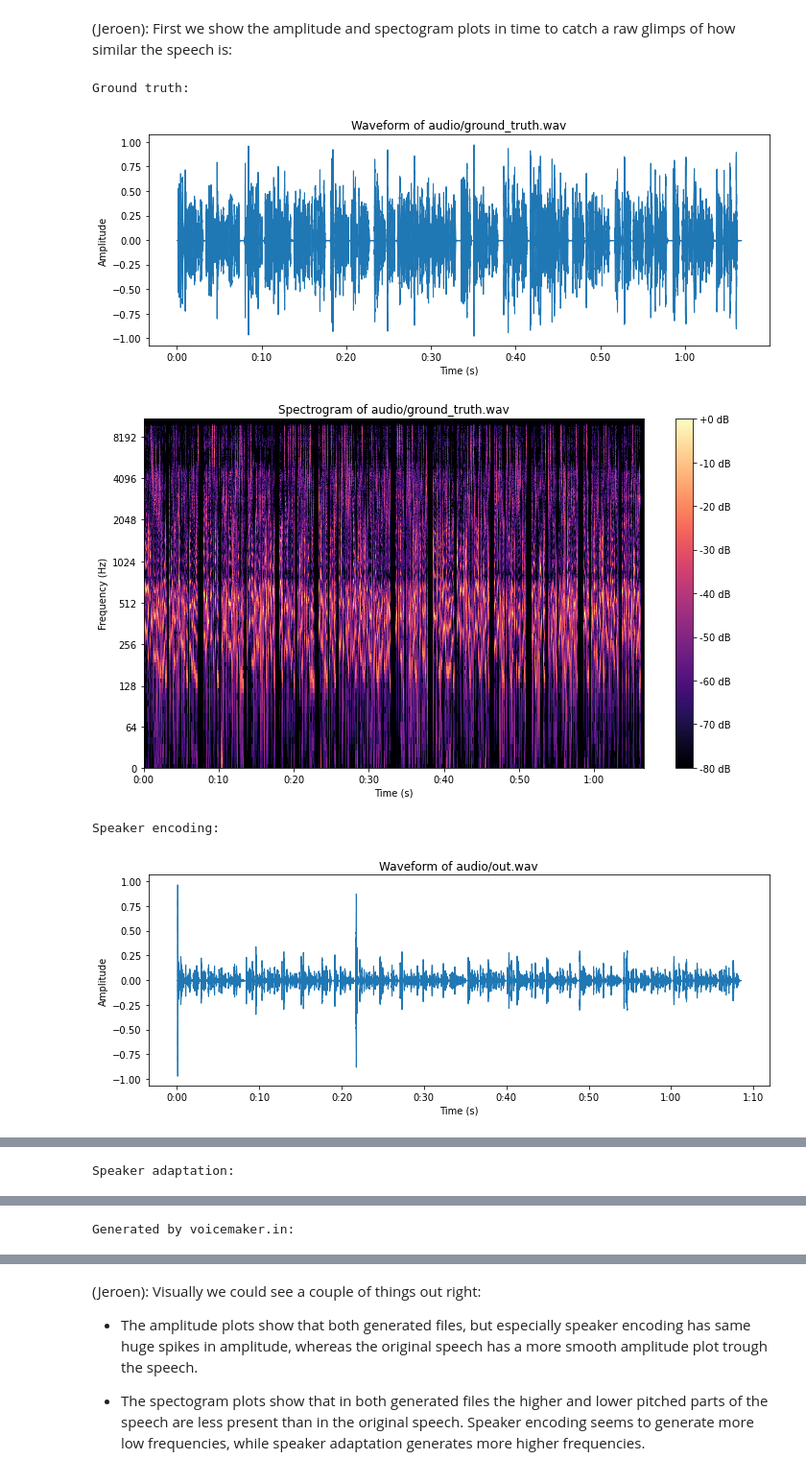
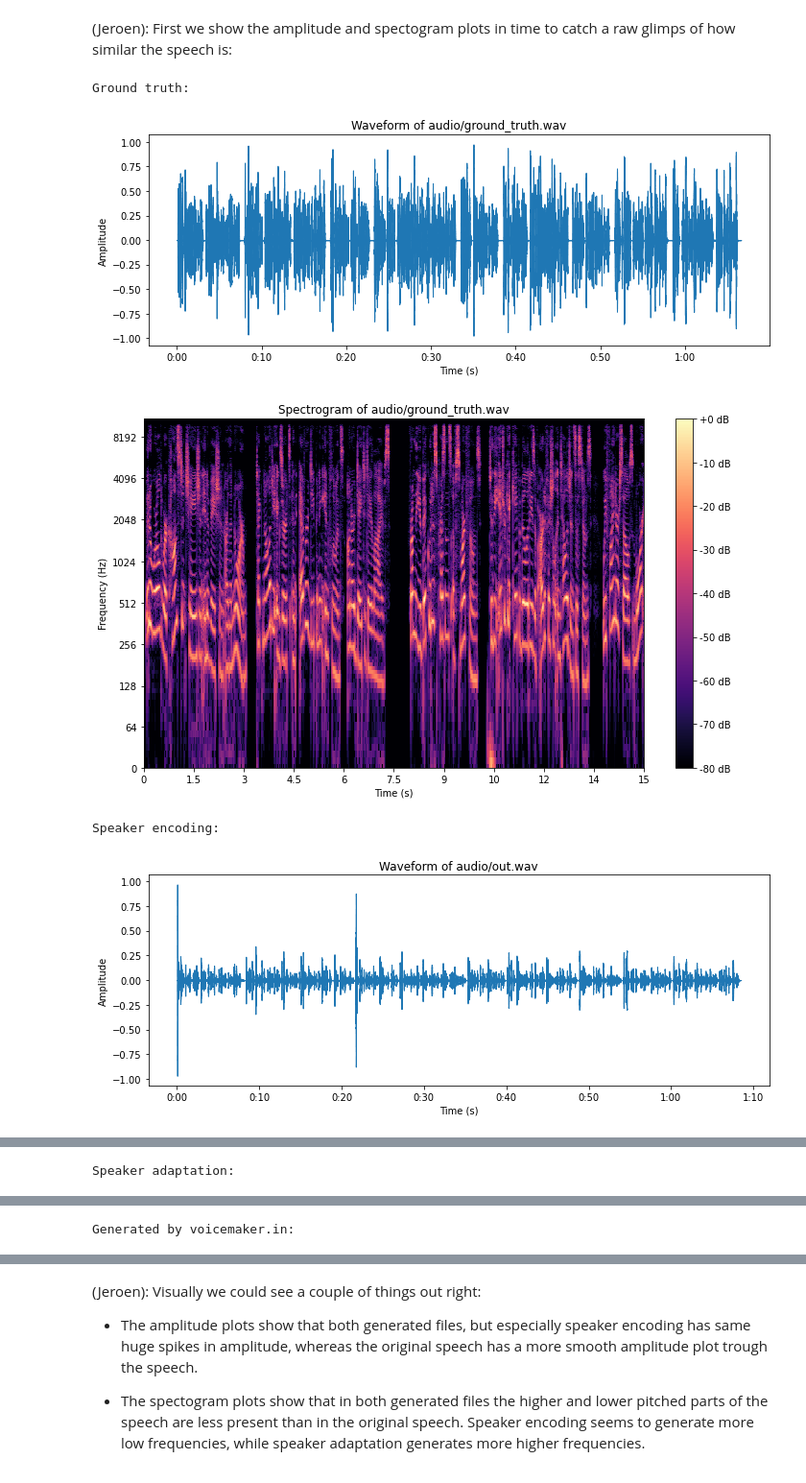
Before and after one commit to JeroenW-1951880/audio_analyzer, a Jupyter notebook: main.ipynb, the cells around one changed output, grey strips where cells are left out. Shown at 96% size. Saved outputs shown, nothing was run; the diff lists cells and outputs as text; code cells hidden in the pictures.

```diff
--- a/main.ipynb
+++ b/main.ipynb
@@ -75,6 +75,7 @@ plt.title('Spectrogram of {}'.format(wav_file))
 plt.xlabel('Time (s)')
 plt.ylabel('Frequency (Hz)')
 plt.tight_layout()
+plt.xlim(0, 15)
 plt.show()
 
 print("Speaker encoding:")
@@ -103,6 +104,7 @@ plt.title('Spectrogram of {}'.format(wav_file1))
 plt.xlabel('Time (s)')
 plt.ylabel('Frequency (Hz)')
 plt.tight_layout()
+plt.xlim(0, 15)
 plt.show()
 
 print("Speaker adaptation:")
@@ -131,36 +133,38 @@ plt.title('Spectrogram of {}'.format(wav_file2))
 plt.xlabel('Time (s)')
 plt.ylabel('Frequency (Hz)')
 plt.tight_layout()
+plt.xlim(0, 15)
 plt.show()
 
 #create the spectrogram plot for the fourth file
 print("Generated by voicemaker.in:")
 wav_file3 = "audio/generated.wav"
 y3, sr3 = librosa.load(wav_file3)
 
 # Create the waveform plot for the fourth file
 plt.figure(figsize=(10, 4))
 librosa.display.waveshow(y3, sr=sr3)
 plt.title('Waveform of {}'.format(wav_file3))
 plt.xlabel('Time (s)')
 plt.ylabel('Amplitude')
 plt.tight_layout()
 
 # Compute the spectrogram for the fourth file
 D3 = librosa.amplitude_to_db(librosa.stft(y3), ref=np.max)
 
 # Create the spectrogram plot for the fourth file
 plt.figure(figsize=(10, 6))
 librosa.display.specshow(D3, sr=sr3, x_axis='time', y_axis='log')
 plt.colorbar(format='%+2.0f dB')
 plt.title('Spectrogram of {}'.format(wav_file3))
 plt.xlabel('Time (s)')
 plt.ylabel('Frequency (Hz)')
 plt.tight_layout()
+plt.xlim(0, 15)
 plt.show()
 # %% [output]
 Ground truth:
 [figure]
-[figure, old version]
+[figure, new version]
 Speaker encoding:
 [figure]
```
Also changed, not shown: parts of 8 cells of this notebook.
